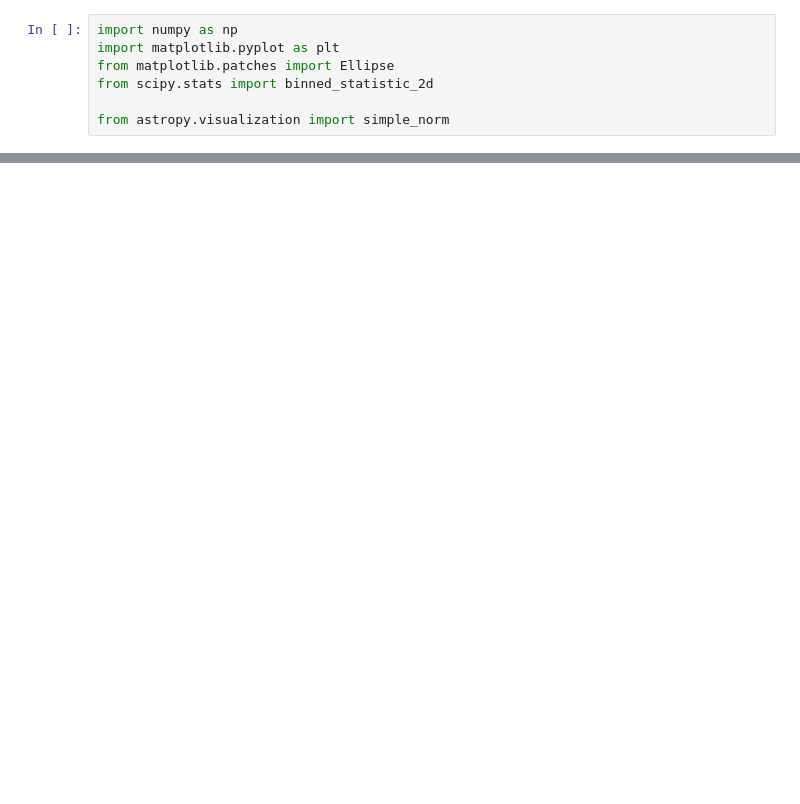
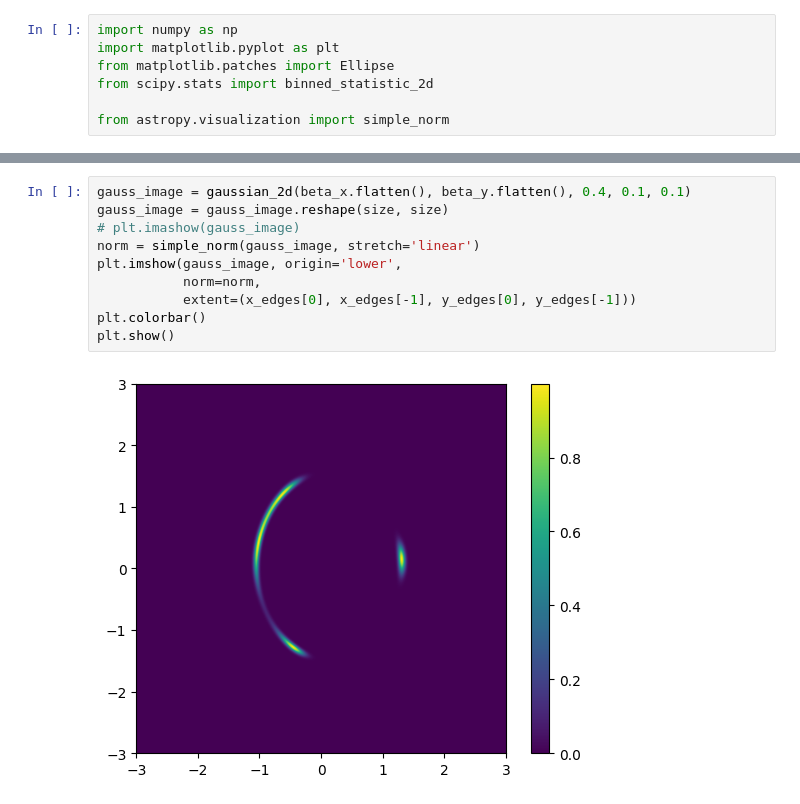
Before and after one commit to AlexeySergeyev/skymapper_glq, a Jupyter notebook: caustic/caustic3.ipynb, the cells around one changed output, grey strips where cells are left out. Saved outputs shown, nothing was run; the diff lists cells and outputs as text; blank space fills up the shorter version.

```diff
--- a/caustic/caustic3.ipynb
+++ b/caustic/caustic3.ipynb
@@ -59,0 +156,12 @@ plt.show()
+# %%
+gauss_image = gaussian_2d(beta_x.flatten(), beta_y.flatten(), 0.4, 0.1, 0.1)
+gauss_image = gauss_image.reshape(size, size)
+# plt.imashow(gauss_image)
+norm = simple_norm(gauss_image, stretch='linear')
+plt.imshow(gauss_image, origin='lower',
+           norm=norm,
+           extent=(x_edges[0], x_edges[-1], y_edges[0], y_edges[-1]))
+plt.colorbar()
+plt.show()
+# %% [output]
+[figure, added]
```
Also changed, not shown: parts of 4 cells of this notebook, 1 other file.
